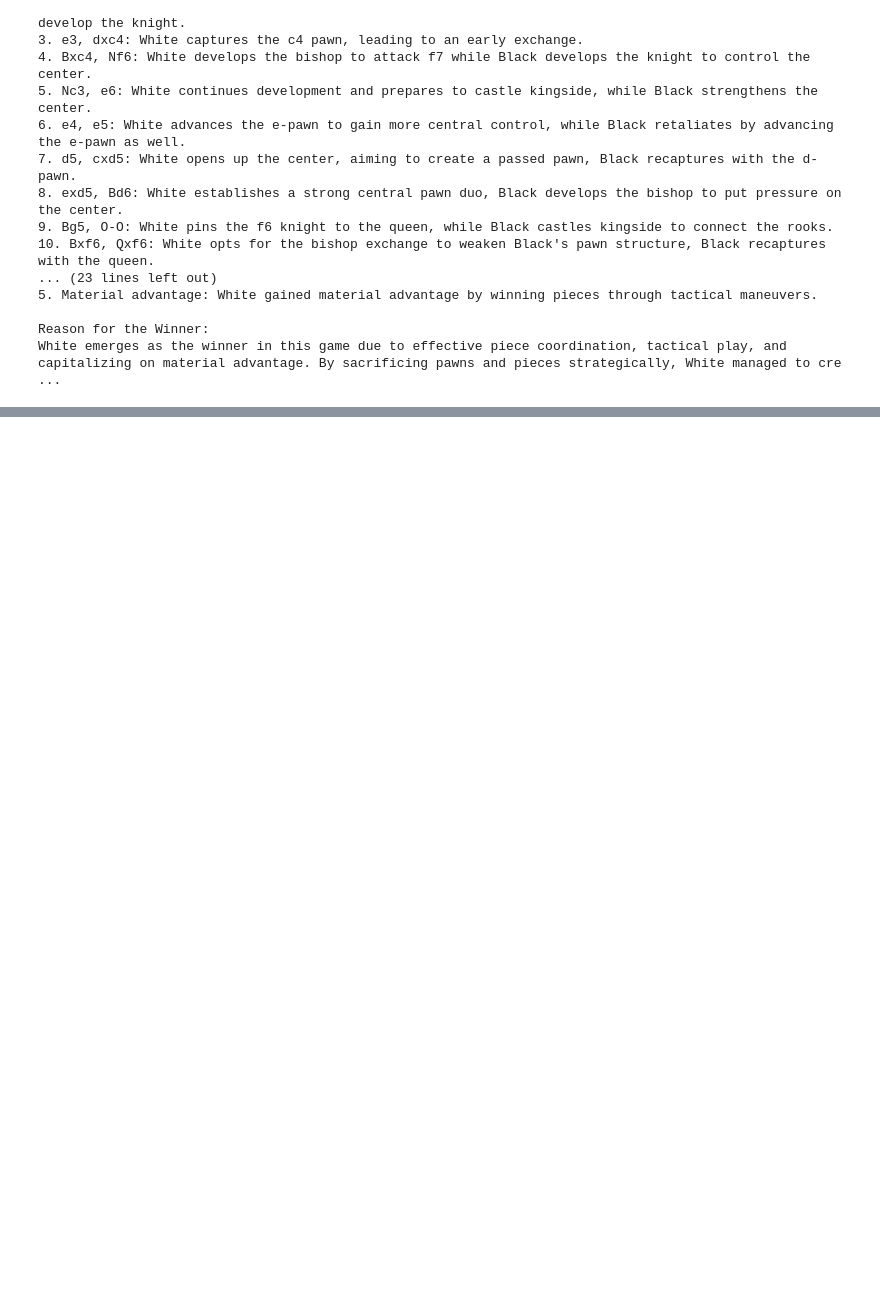
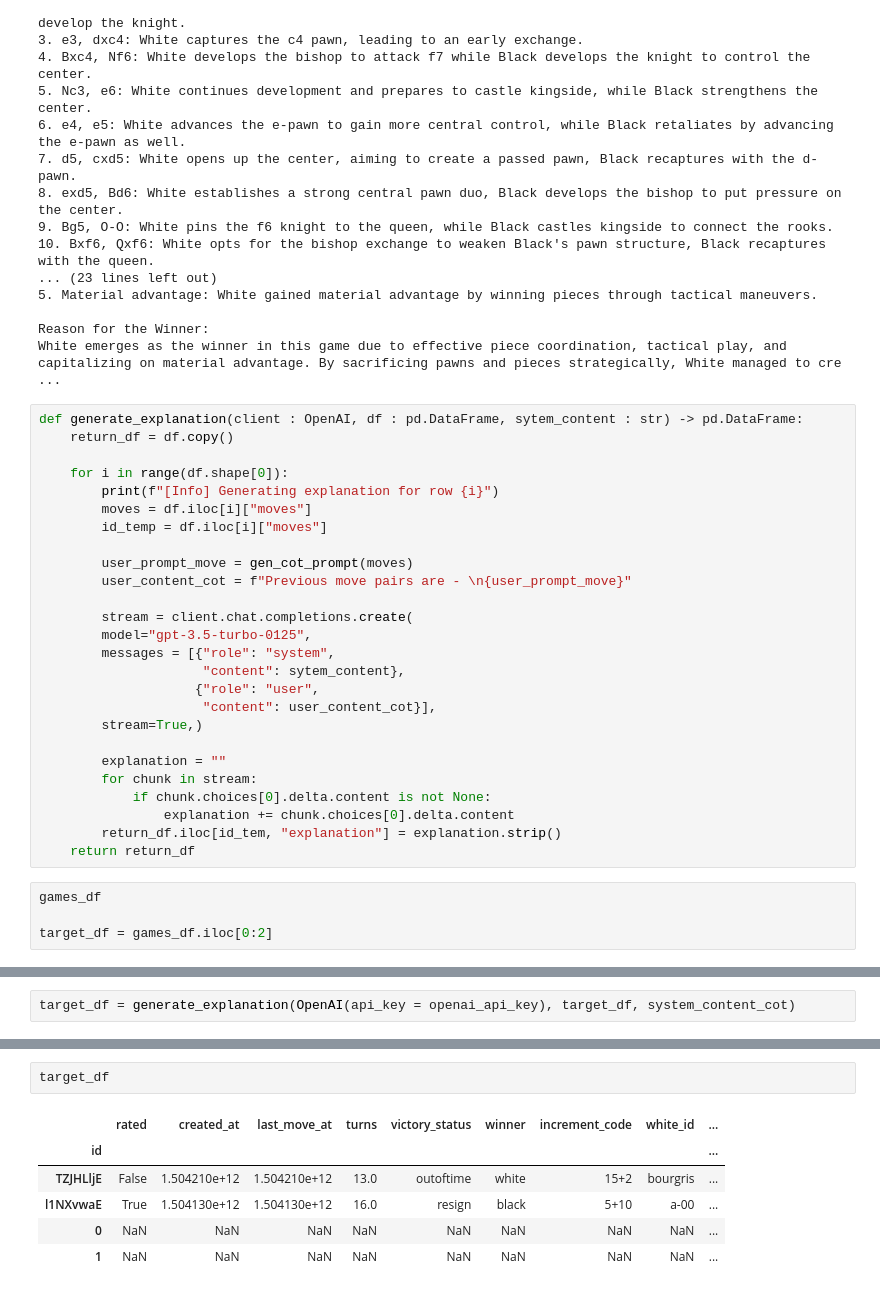
Before and after one commit to TheOpenSI/CoSMIC, a Jupyter notebook: prompt_gen_exp_carlos.ipynb, the cells around one changed output, grey strips where cells are left out. Drawn from its saved outputs; the diff is of its cells as text; blank space fills up the shorter version.

Commit message:
adjust to read from games.csv

```diff
--- a/prompt_gen_exp_carlos.ipynb
+++ b/prompt_gen_exp_carlos.ipynb
@@ -145,3 +144,33 @@ In the given sequence of moves, the game has progressed as follows:
 
 Reason for the Winner:
 White emerges as the winner in this game due to effective piece coordination, tactical play, and capitalizing on material advantage. By sacrificing pawns and pieces strategically, White managed to cre ...
+# %%
+def generate_explanation(client : OpenAI, df : pd.DataFrame, sytem_content : str) -> pd.DataFrame:
+    return_df = df.copy()
+
+    for i in range(df.shape[0]):
+        print(f"[Info] Generating explanation for row {i}")
+        moves = df.iloc[i]["moves"]
+        id_temp = df.iloc[i]["moves"]
+
+        user_prompt_move = gen_cot_prompt(moves)
+        user_content_cot = f"Previous move pairs are - \n{user_prompt_move}"
+
+        stream = client.chat.completions.create(
+        model="gpt-3.5-turbo-0125",
+        messages = [{"role": "system",
+                     "content": sytem_content},
+                    {"role": "user",
+                     "content": user_content_cot}],
+        stream=True,)
+
+        explanation = ""
+        for chunk in stream:
+            if chunk.choices[0].delta.content is not None:
+                explanation += chunk.choices[0].delta.content
+        return_df.iloc[id_tem, "explanation"] = explanation.strip()
+    return return_df
+# %%
+games_df
+
+target_df = games_df.iloc[0:2]
@@ -147,0 +184,2 @@ White emerges as the winner in this game due to effective piece coordination, ta
+# %%
+target_df = generate_explanation(OpenAI(api_key = openai_api_key), target_df, system_content_cot)
@@ -147,0 +195,9 @@ White emerges as the winner in this game due to effective piece coordination, ta
+# %%
+target_df
+# %% [output]
+|  | rated | created_at | last_move_at | turns | victory_status | winner | increment_code | white_id | ... |
+| id |  |  |  |  |  |  |  |  | ... |
+| TZJHLljE | False | 1.504210e+12 | 1.504210e+12 | 13.0 | outoftime | white | 15+2 | bourgris | ... |
+| l1NXvwaE | True | 1.504130e+12 | 1.504130e+12 | 16.0 | resign | black | 5+10 | a-00 | ... |
+| 0 | NaN | NaN | NaN | NaN | NaN | NaN | NaN | NaN | ... |
+| 1 | NaN | NaN | NaN | NaN | NaN | NaN | NaN | NaN | ... |
```
Also changed, not shown: parts of 3 cells of this notebook, 1 other file.
